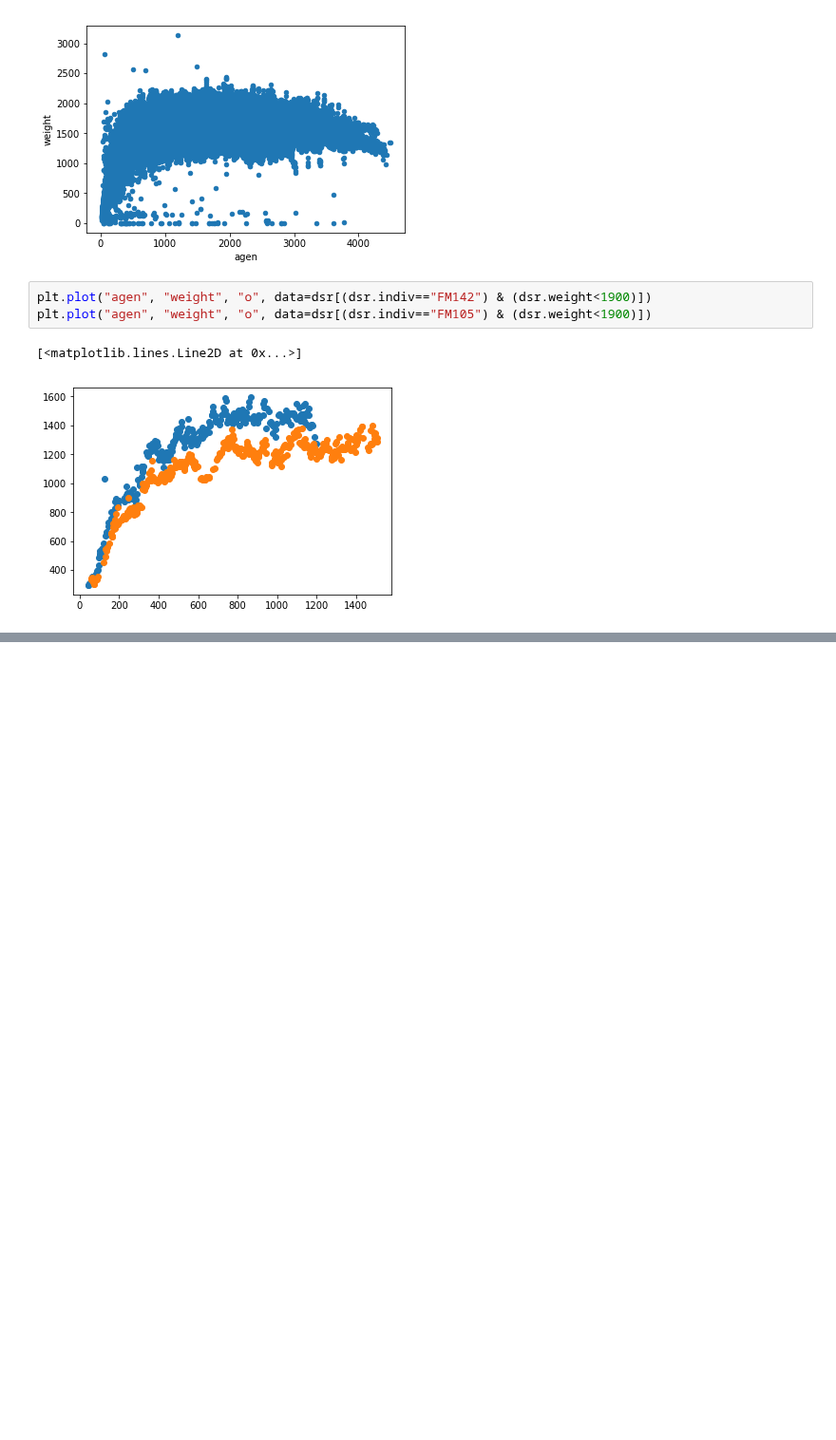
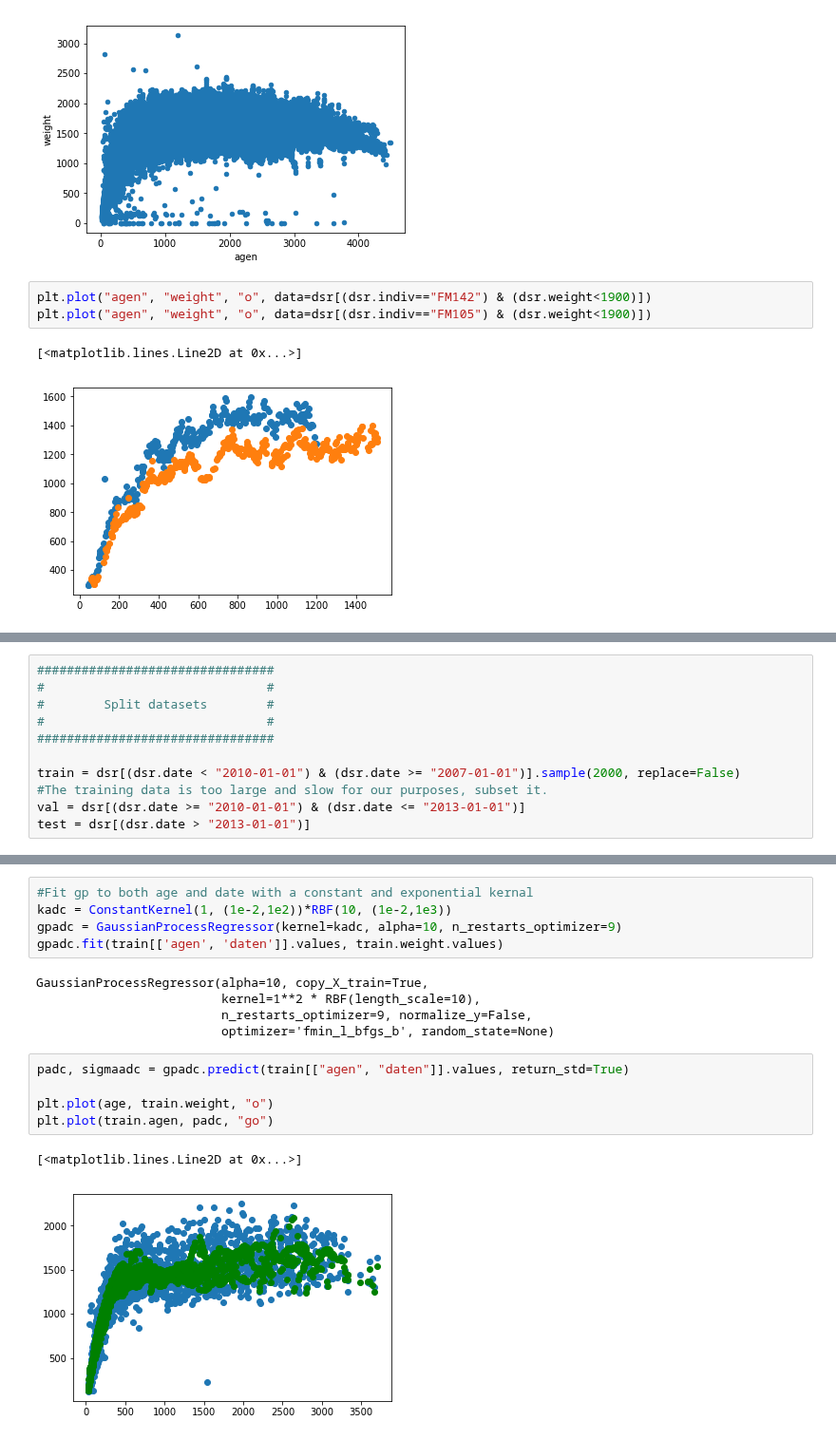
Before and after one commit to DAWells/DAWells.github.io, a Jupyter notebook: analyses/weight_time/Gaussian_process/gaussian_process.ipynb, the cells around one changed output, grey strips where cells are left out. Shown at 95% size. Drawn from its saved outputs; the diff is of its cells as text; blank space fills up the shorter version.

```diff
--- a/analyses/weight_time/Gaussian_process/gaussian_process.ipynb
+++ b/analyses/weight_time/Gaussian_process/gaussian_process.ipynb
@@ -92,0 +88,11 @@ plt.plot("agen", "weight", "o", data=dsr[(dsr.indiv=="FM105") & (dsr.weight<1900
+# %%
+################################
+#                              #
+#        Split datasets        #
+#                              #
+################################
+
+train = dsr[(dsr.date < "2010-01-01") & (dsr.date >= "2007-01-01")].sample(2000, replace=False)
+#The training data is too large and slow for our purposes, subset it.
+val = dsr[(dsr.date >= "2010-01-01") & (dsr.date <= "2013-01-01")]
+test = dsr[(dsr.date > "2013-01-01")]
@@ -92,0 +153,18 @@ plt.plot("agen", "weight", "o", data=dsr[(dsr.indiv=="FM105") & (dsr.weight<1900
+# %%
+#Fit gp to both age and date with a constant and exponential kernal
+kadc = ConstantKernel(1, (1e-2,1e2))*RBF(10, (1e-2,1e3))
+gpadc = GaussianProcessRegressor(kernel=kadc, alpha=10, n_restarts_optimizer=9)
+gpadc.fit(train[['agen', 'daten']].values, train.weight.values)
+# %% [output]
+GaussianProcessRegressor(alpha=10, copy_X_train=True,
+                         kernel=1**2 * RBF(length_scale=10),
+                         n_restarts_optimizer=9, normalize_y=False,
+                         optimizer='fmin_l_bfgs_b', random_state=None)
+# %%
+padc, sigmaadc = gpadc.predict(train[["agen", "daten"]].values, return_std=True)
+
+plt.plot(age, train.weight, "o")
+plt.plot(train.agen, padc, "go")
+# %% [output]
+[<matplotlib.lines.Line2D at 0x...>]
+[figure, added]
```
Also changed, not shown: parts of 11 cells of this notebook.
